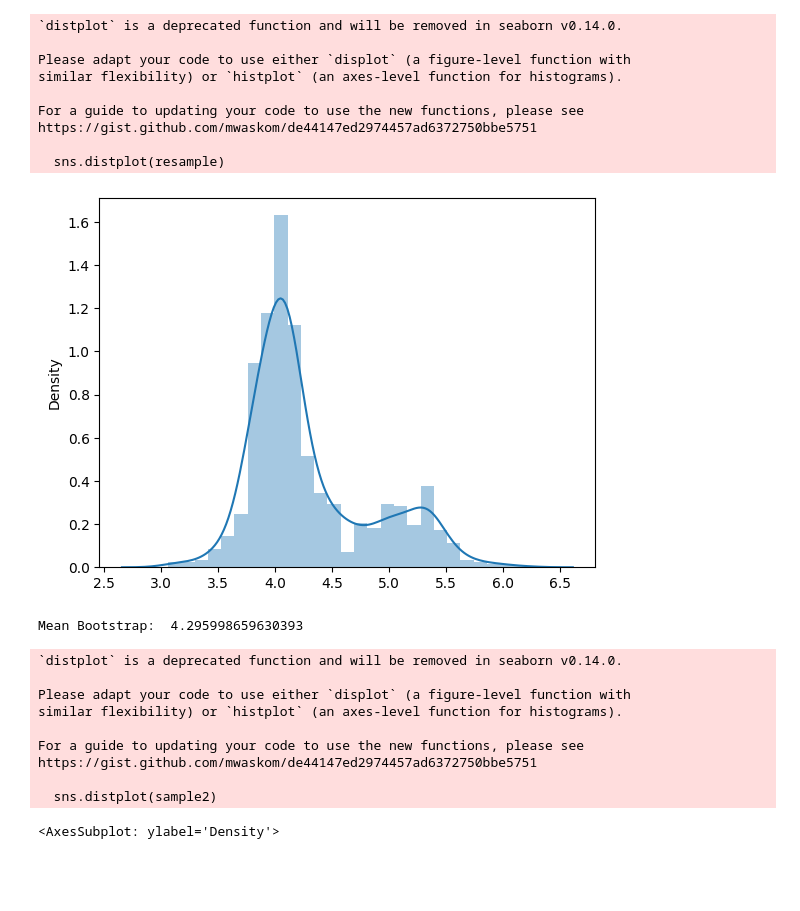
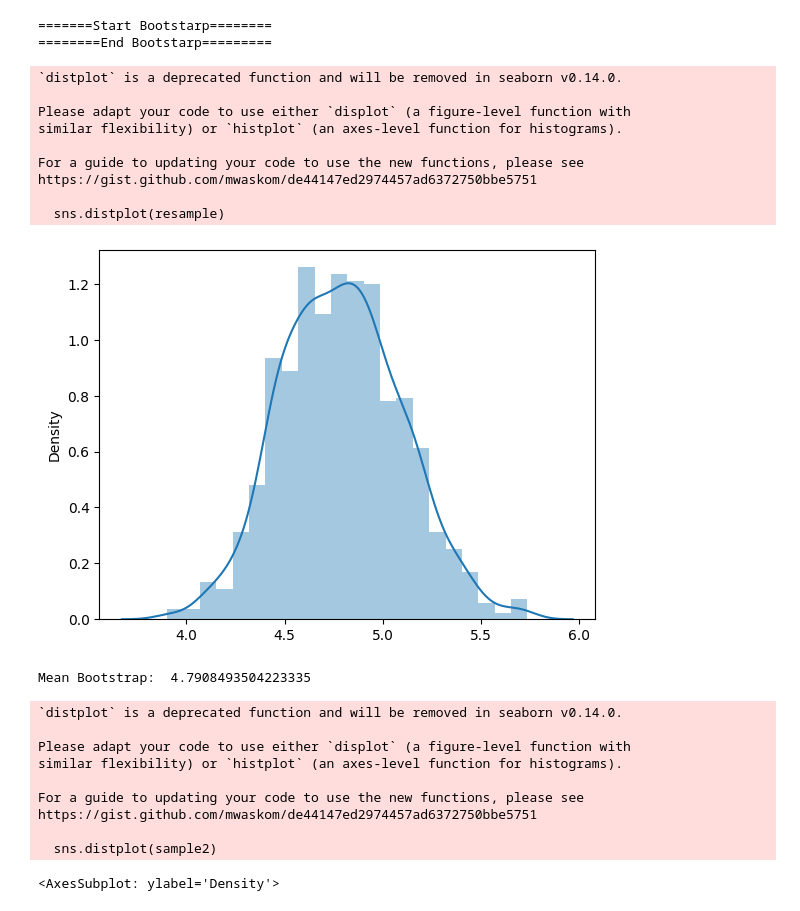
Before and after one commit to kayabaakihiko13/computation_of_statics, a Jupyter notebook: Week7/Task/Train.ipynb, the cells around one changed output. Drawn from its saved outputs; the diff is of its cells as text; code cells hidden in the pictures; blank space fills up the shorter version.

Commit message:
build own boostrap model

```diff
--- a/Week7/Task/Train.ipynb
+++ b/Week7/Task/Train.ipynb
@@ -135,29 +41,31 @@ median real:  9.5
 # %%
 sample2 = np.random.chisquare(5, 100)
-resample, mean_resample,_,_,_= boostraping(list(sample2), rows=1000, k=70).median_bootrap()
+resample, mean_resample,_,_,_= boostraping(list(sample2), rows=1000, k=70).mean_bootsrap()
 sns.distplot(resample)
 plt.show()
 print("Mean Bootstrap: ", mean_resample)
 sns.distplot(sample2)
 # %% [output]
-`distplot` is a deprecated function and will be removed in seaborn v0.14.0.
-
-Please adapt your code to use either `displot` (a figure-level function with
-similar flexibility) or `histplot` (an axes-level function for histograms).
-
-For a guide to updating your code to use the new functions, please see
-https://gist.github.com/mwaskom/de44147ed2974457ad6372750bbe5751
-
-  sns.distplot(resample)
+=======Start Bootstarp========
+========End Bootstarp=========
+`distplot` is a deprecated function and will be removed in seaborn v0.14.0.
+
+Please adapt your code to use either `displot` (a figure-level function with
+similar flexibility) or `histplot` (an axes-level function for histograms).
+
+For a guide to updating your code to use the new functions, please see
+https://gist.github.com/mwaskom/de44147ed2974457ad6372750bbe5751
+
+  sns.distplot(resample)
-[figure, old version]
+[figure, new version]
-Mean Bootstrap:  4.295998659630393
-`distplot` is a deprecated function and will be removed in seaborn v0.14.0.
-
-Please adapt your code to use either `displot` (a figure-level function with
-similar flexibility) or `histplot` (an axes-level function for histograms).
-
-For a guide to updating your code to use the new functions, please see
-https://gist.github.com/mwaskom/de44147ed2974457ad6372750bbe5751
-
-  sns.distplot(sample2)
+Mean Bootstrap:  4.7908493504223335
-<AxesSubplot: ylabel='Density'>
+`distplot` is a deprecated function and will be removed in seaborn v0.14.0.
+
+Please adapt your code to use either `displot` (a figure-level function with
+similar flexibility) or `histplot` (an axes-level function for histograms).
+
+For a guide to updating your code to use the new functions, please see
+https://gist.github.com/mwaskom/de44147ed2974457ad6372750bbe5751
+
+  sns.distplot(sample2)
+<AxesSubplot: ylabel='Density'>
```
Also changed, not shown: parts of 9 cells of this notebook, 3 other files.
